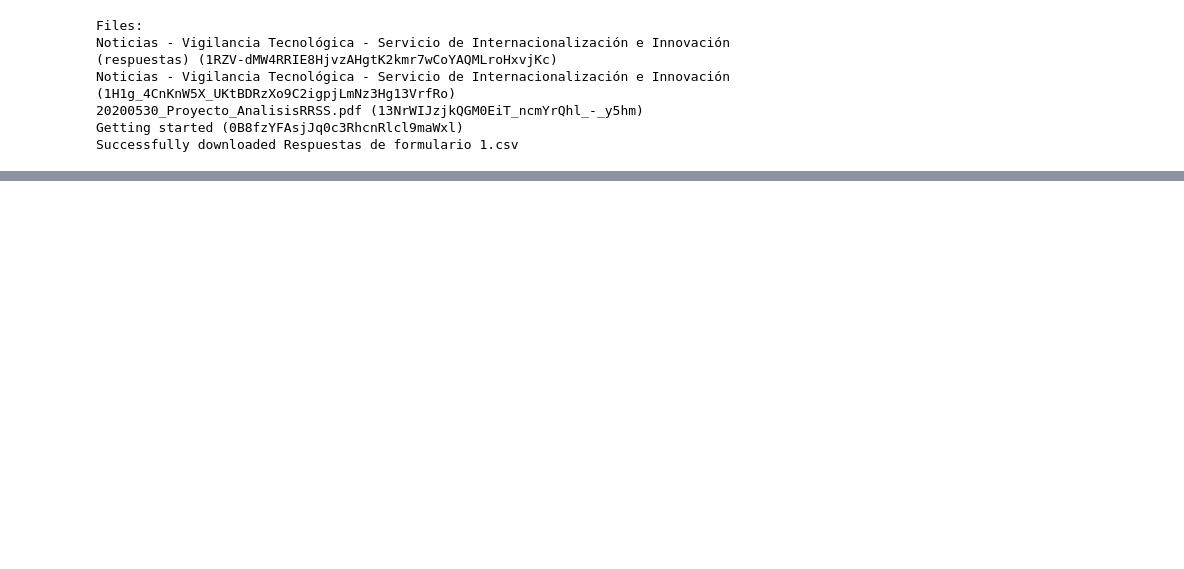
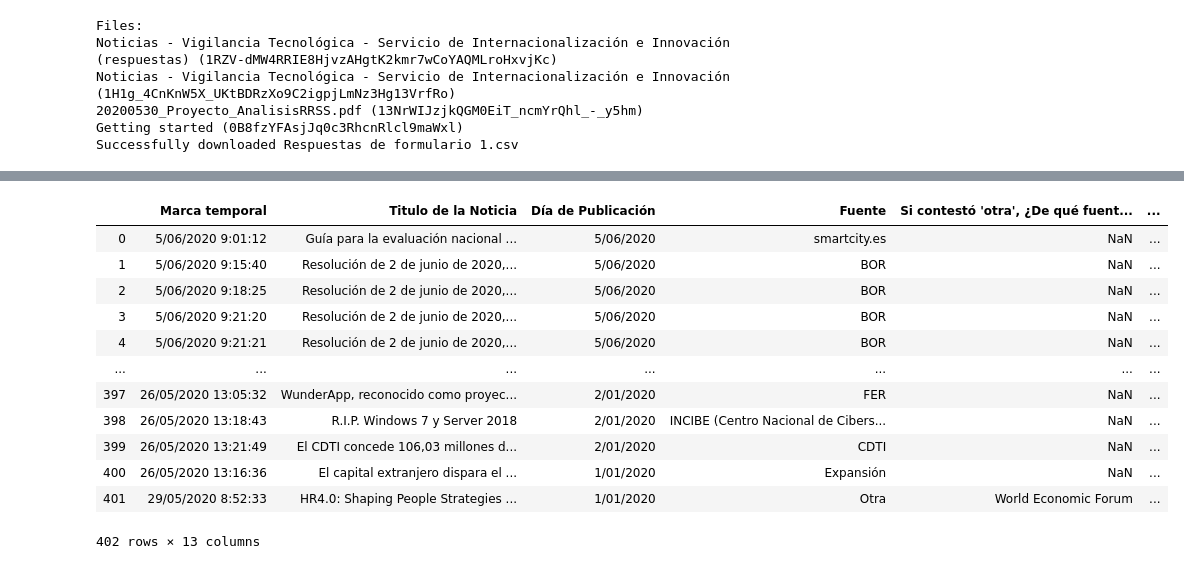
Before and after one commit to inteligenciarioja/ObservatorioTecnlogico, a Jupyter notebook: INTELIGENCIA/PoC_DownloadSpreadshetfromDrivetoCSV/Demo_DownloadSpreadsheettocsv.ipynb, the cells around one changed output, grey strips where cells are left out. Cells and saved outputs as stored; diff of their text form; code cells hidden in the pictures; blank space fills up the shorter version.

```diff
--- a/INTELIGENCIA/PoC_DownloadSpreadshetfromDrivetoCSV/Demo_DownloadSpreadsheettocsv.ipynb
+++ b/INTELIGENCIA/PoC_DownloadSpreadshetfromDrivetoCSV/Demo_DownloadSpreadsheettocsv.ipynb
@@ -85,0 +447,2 @@ def download_sheet_to_csv(sheets_instance, spreadsheet_id, sheet_name):
+# %%
+df['language'] = df.apply(detectLanguagedf, axis=1)
@@ -85,0 +472,22 @@ def download_sheet_to_csv(sheets_instance, spreadsheet_id, sheet_name):
+# %%
+# Text Classification
+def getTextClassificationdf(row):
+    text = row['Breve descripción de la Noticia']
+    if row.language == 'en':
+        model = 'IPTC_en'
+    else:
+        model = 'IPTC_es'
+    num_cats = 8
+    formatted_categories = ''
+    print("\tGetting " + model[0:len(model) - 3].replace('_', ' ')+ " analysis...")
+    class_response = meaningcloud.ClassResponse(meaningcloud.ClassRequest(license_key, txt=text, model=model, otherparams={'txtf': 'markup'}).sendReq())
+    if class_response.isSuccessful():
+        categories = class_response.getCategories()
+        formatted_categories = (', '.join(class_response.getCategoryLabel(cat) + ' (' + class_response.getCategoryRelevance(cat) +')' for cat in categories[:num_cats])) if categories else '(none)'
+    else:
+        print("\tOops! The request to Text Classification was not succesful: (" + class_response.getStatusCode() + ') ' + class_response.getStatusMsg())
+
+    print(formatted_categories)
+    return formatted_categories
+# %%
+df['text_classification'] = df.apply(getTextClassificationdf, axis=1)
@@ -85,0 +563,2 @@ def download_sheet_to_csv(sheets_instance, spreadsheet_id, sheet_name):
+# %%
+df['topics']=df.apply(extractTopicsdf, axis=1)
@@ -85,0 +583,16 @@ def download_sheet_to_csv(sheets_instance, spreadsheet_id, sheet_name):
+# %%
+df
+# %% [output]
+|  | Marca temporal | Titulo de la Noticia | Día de Publicación | Fuente | Si contestó 'otra', ¿De qué fuent... | ... |
+| 0 | 5/06/2020 9:01:12 | Guía para la evaluación nacional ... | 5/06/2020 | smartcity.es | NaN | ... |
+| 1 | 5/06/2020 9:15:40 | Resolución de 2 de junio de 2020,... | 5/06/2020 | BOR | NaN | ... |
+| 2 | 5/06/2020 9:18:25 | Resolución de 2 de junio de 2020,... | 5/06/2020 | BOR | NaN | ... |
+| 3 | 5/06/2020 9:21:20 | Resolución de 2 de junio de 2020,... | 5/06/2020 | BOR | NaN | ... |
+| 4 | 5/06/2020 9:21:21 | Resolución de 2 de junio de 2020,... | 5/06/2020 | BOR | NaN | ... |
+| ... | ... | ... | ... | ... | ... | ... |
+| 397 | 26/05/2020 13:05:32 | WunderApp, reconocido como proyec... | 2/01/2020 | FER | NaN | ... |
+| 398 | 26/05/2020 13:18:43 | R.I.P. Windows 7 y Server 2018 | 2/01/2020 | INCIBE (Centro Nacional de Cibers... | NaN | ... |
+| 399 | 26/05/2020 13:21:49 | El CDTI concede 106,03 millones d... | 2/01/2020 | CDTI | NaN | ... |
+| 400 | 26/05/2020 13:16:36 | El capital extranjero dispara el ... | 1/01/2020 | Expansión | NaN | ... |
+| 401 | 29/05/2020 8:52:33 | HR4.0: Shaping People Strategies ... | 1/01/2020 | Otra | World Economic Forum | ... |
+402 rows × 13 columns
```
Also changed, not shown: parts of 24 cells of this notebook, 2 other files.
